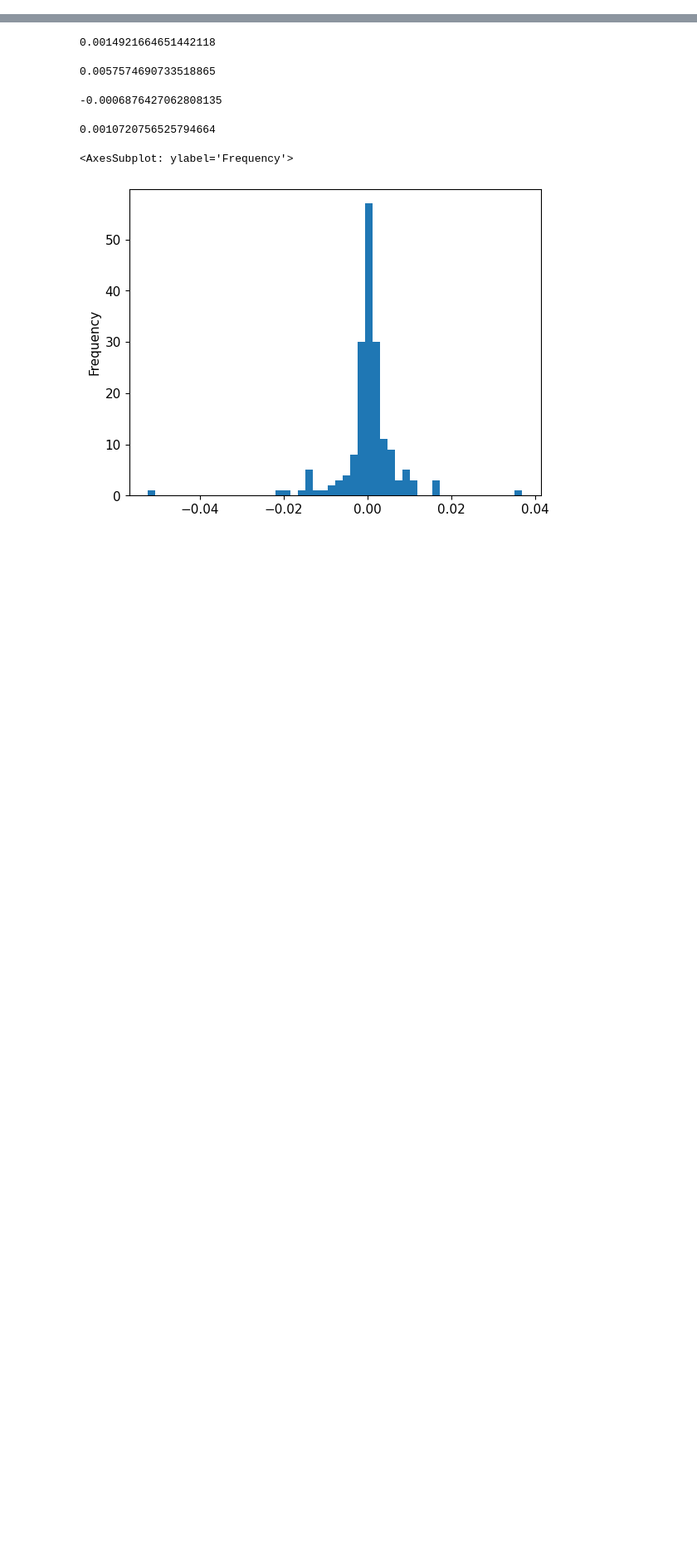
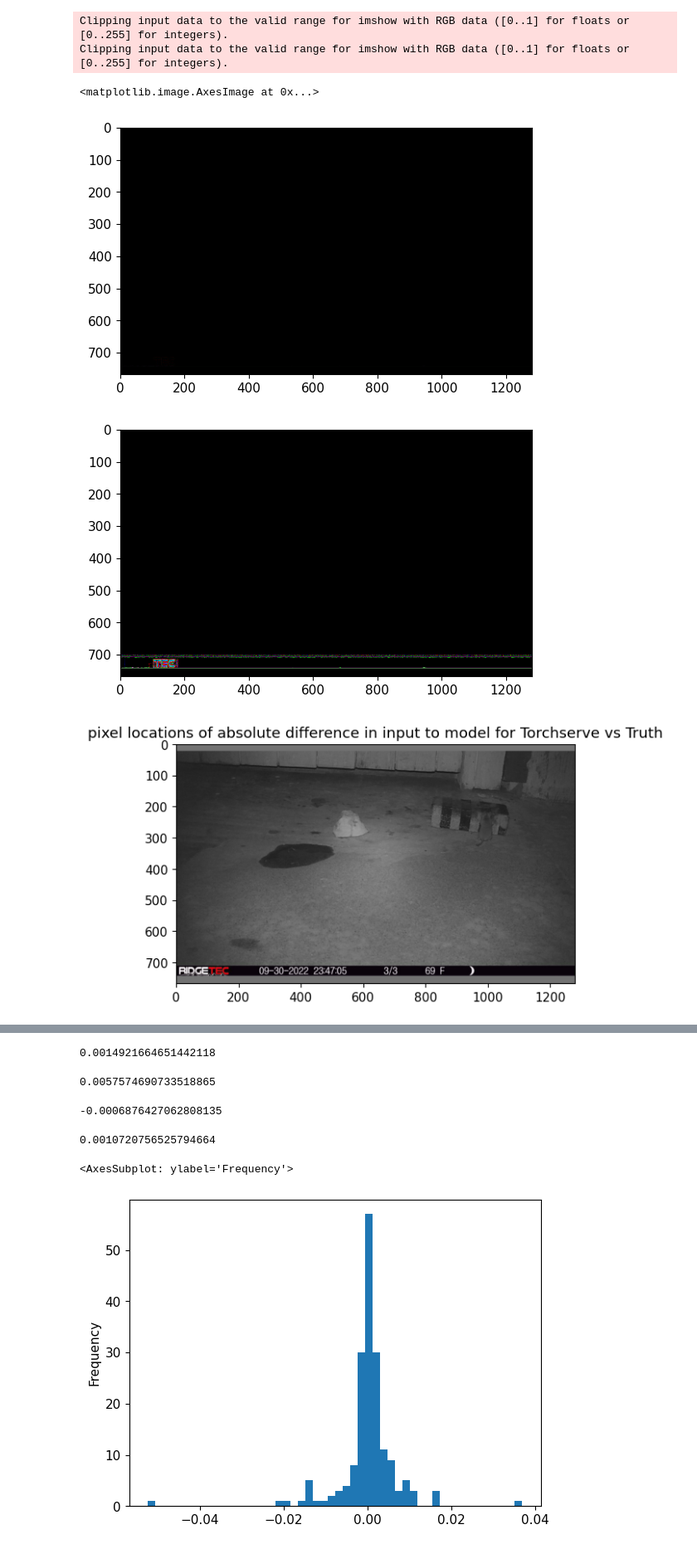
Before and after one commit to tnc-ca-geo/animl-ml, a Jupyter notebook: api/megadetectorv5/local_ts_inf_compare.ipynb, the cells around one changed output, grey strips where cells are left out. Shown at 83% size. Saved outputs shown, nothing was run; the diff lists cells and outputs as text; code cells hidden in the pictures; blank space fills up the shorter version.

Commit message:
nb to debug watermark difference

```diff
--- a/api/megadetectorv5/local_ts_inf_compare.ipynb
+++ b/api/megadetectorv5/local_ts_inf_compare.ipynb
@@ -327,8 +315,11 @@ fnegs_dir = Path(false_negs)
 imgs = [str(i) for i in fnegs_dir.glob("**/*.jpg")]
 # %%
 results = {}
-for pth in imgs:
+for pth in [imgs[0]]:
     im = preprocess(pth)
+    print(im.shape)
+    print(im.max())
+    print(im.min())
     result = model.forward(im)
     results.update({pth.split("/")[-1]:postprocess(result)})
 # %% [output]
@@ -4565,0 +373,6 @@ for pth in imgs:
+# %%
+%matplotlib inline
+import matplotlib.pyplot as plt
+ts = torch.load("test.arr")
+
+diff = ts - im
@@ -4565,0 +419,26 @@ for pth in imgs:
+# %%
+(diff > 0).sum() / (ts.shape[-1] * ts.shape[-2])
+
+(diff < 0).sum() / (ts.shape[-1] * ts.shape[-2])
+
+ts.shape[-1] * ts.shape[-2]
+diff = np.moveaxis(diff.numpy()[0], 0, -1)
+plt.figure()
+plt.imshow(diff)
+
+diff[diff>0] = 1
+
+diff[diff<0] = -1
+plt.figure()
+plt.imshow(diff)
+plt.figure()
+plt.title("pixel locations of absolute difference in input to model for Torchserve vs Truth")
+
+plt.imshow( np.moveaxis(im[0].numpy(), 0, -1))
+# %% [output]
+Clipping input data to the valid range for imshow with RGB data ([0..1] for floats or [0..255] for integers).
+Clipping input data to the valid range for imshow with RGB data ([0..1] for floats or [0..255] for integers).
+<matplotlib.image.AxesImage at 0x...>
+[figure, added]
+[figure, added]
+[figure, added]
```
Also changed, not shown: parts of 25 cells of this notebook.
